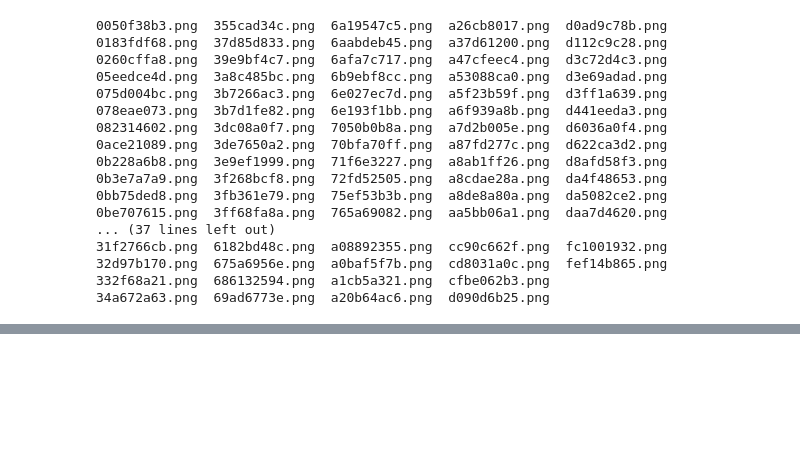
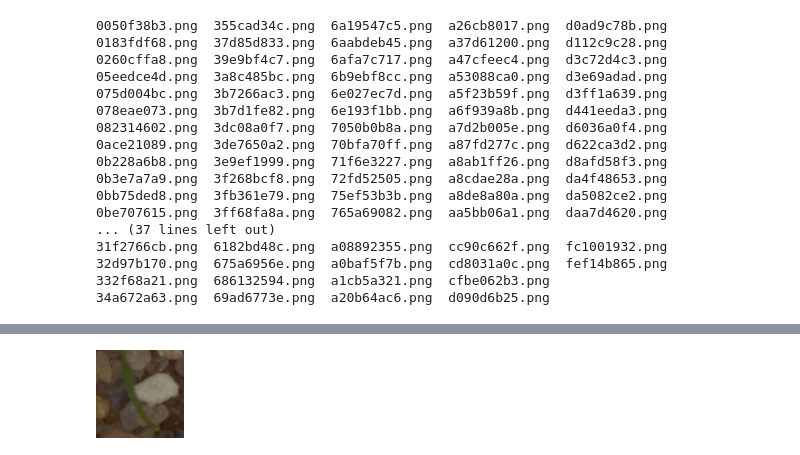
Before and after one commit to Nourahussein/Plant-seedling-classification, a Jupyter notebook: FINAL_seedling.ipynb, the cells around one changed output, grey strips where cells are left out. Cells and saved outputs as stored; diff of their text form; code cells hidden in the pictures; blank space fills up the shorter version.

```diff
--- a/FINAL_seedling.ipynb
+++ b/FINAL_seedling.ipynb
@@ -57,8 +51,9 @@ Requirement already satisfied: olefile in /usr/local/lib/python3.6/dist-packages
 # %%
+#see sample (an image)
 #import Image
 from PIL import Image
 
-image = Image.open('Black-grass/69ad6773e.png')
-image1 = Image.open('Black-grass/686132594.png')
-
-here=image.convert('RGB').save("image_name.jpg","JPEG") #this converts png image as jpeg
+image = Image.open('train/Black-grass/69ad6773e.png')
+image
+# %% [output]
+[figure, added]
```
Also changed, not shown: parts of 25 cells of this notebook.
